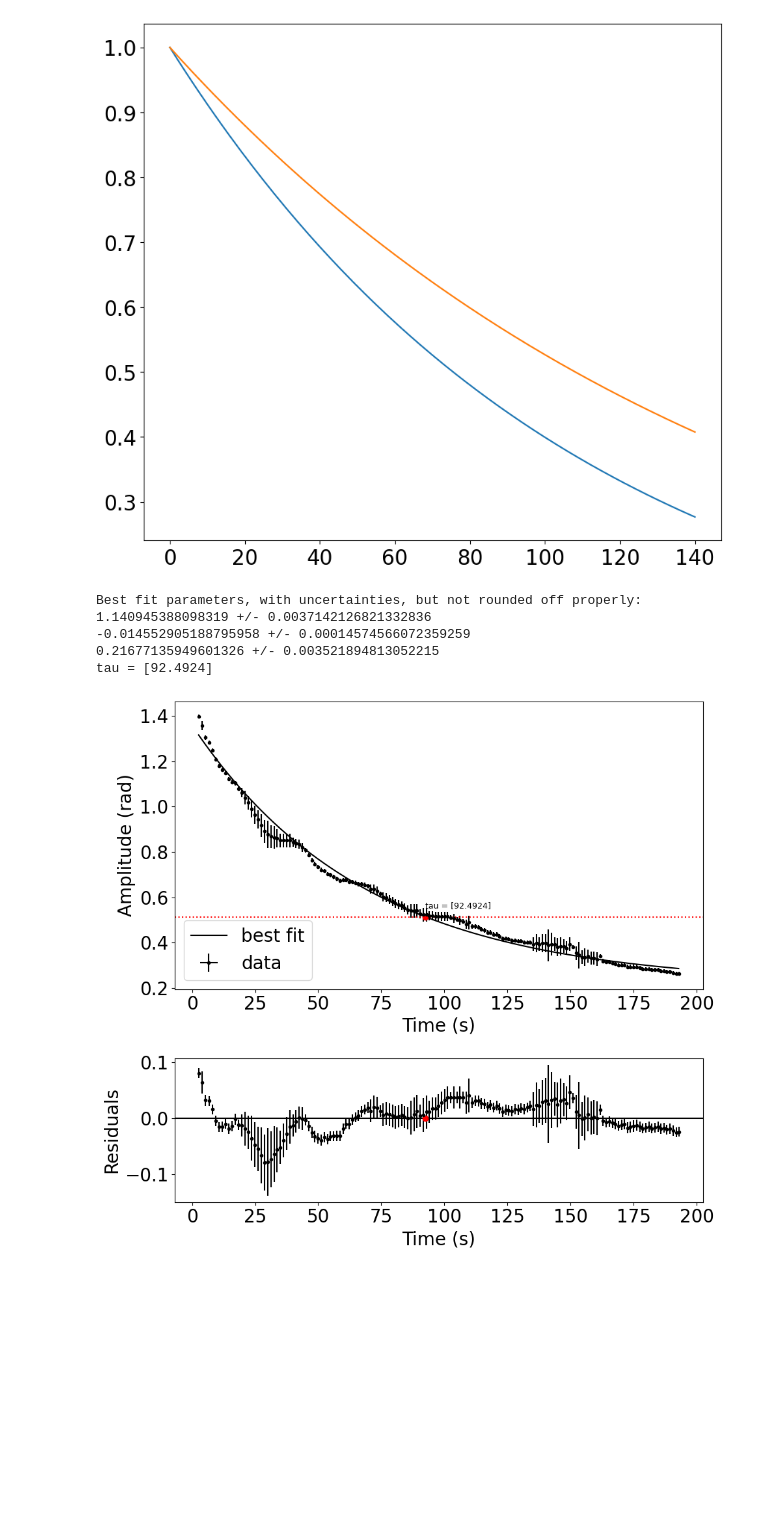
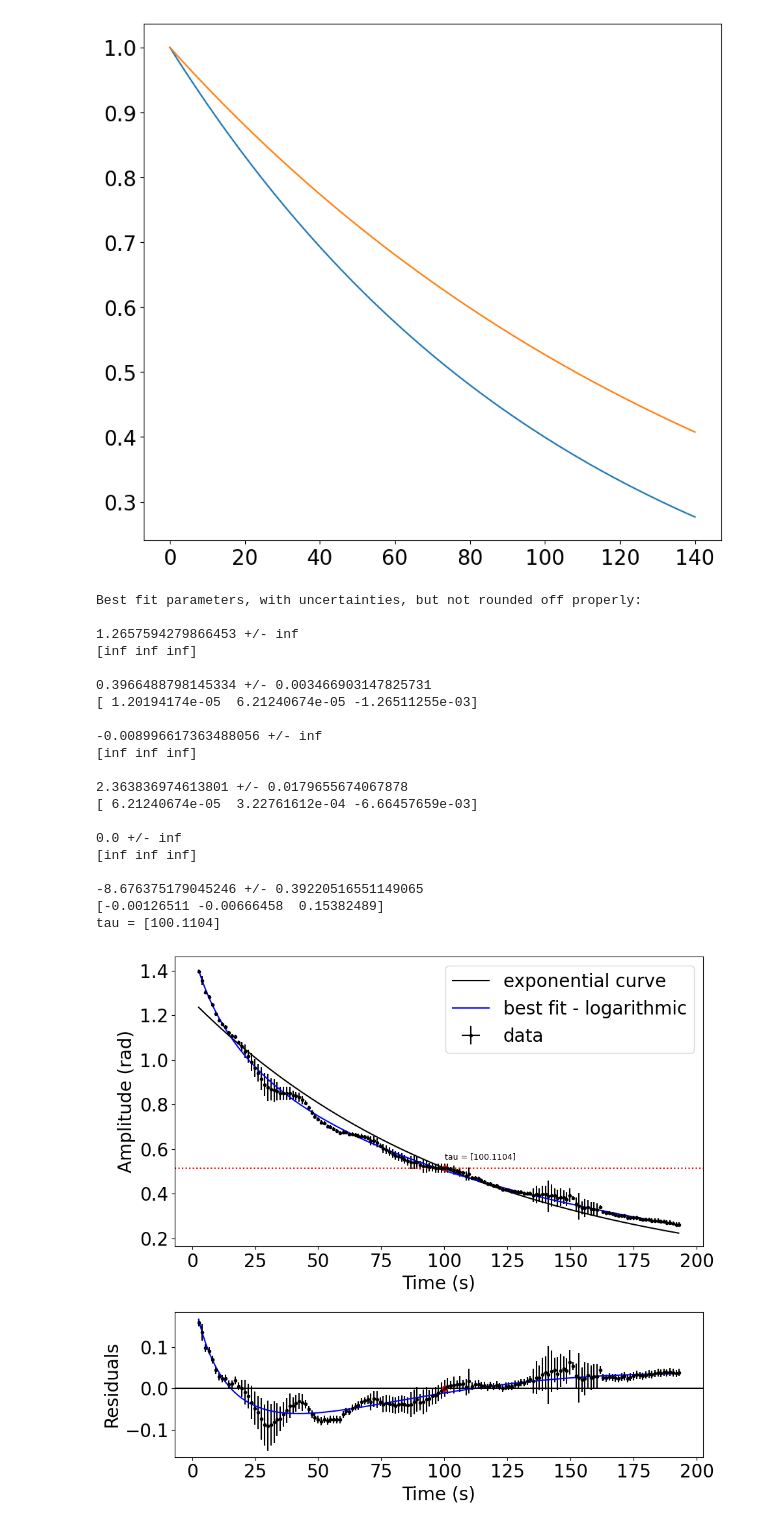
Before and after one commit to ijessicachen/introdatascience, a Jupyter notebook: schoolgraphs/PHY180_pendulum/fitdata_PHY180.ipynb, the cells around one changed output. Cells and saved outputs as stored; diff of their text form; code cells hidden in the pictures; blank space fills up the shorter version.

Commit message:
MORE COOL STUFF FOR PENDULUM!

```diff
--- a/schoolgraphs/PHY180_pendulum/fitdata_PHY180.ipynb
+++ b/schoolgraphs/PHY180_pendulum/fitdata_PHY180.ipynb
@@ -206,39 +248,58 @@ plt.plot(window2) # orange
 # %%
 # exponential
 
 # Again, start with a fitting function. This time it is exponential
 # help from here https://stackoverflow.com/questions/3938042/fitting-exponential-decay-with-no-initial-guessing
 def exponential(t, A, K, C):
-    return A * np.exp(K * t) + C
+    return A * np.exp(K * t)
 
 def expon(t, a, b, c):
     return a*np.exp(-t/b)
 
+def log(t, a, b, c):
+    return -a * np.log(t-c) + b
+
 # Now load the data from the file. The file should be in the same directory as this Python code.
 # Some chance you will need an absolute path: "C:\\Users\\Brian\\Python\\mydata_fake.txt"
-filename="./PHY180_pendulum/timeamplitude_data.tsv"
+filename="./timeamplitude_data.tsv"
 x, y, xerr, yerr = load_data(filename)
 
 # This time, let's use every single possible option available to bb.plot_fit()
 
 # (-100, 0, +100) works
-init_guess = (-100, 0, 100) # guess for the best fit parameters
+init_guess = (-100, 0, 0) # guess for exponential parameters
+init_guess2 = (0.04, 1, 1) # guess for best fit parameters
 font_size = 20
 xlabel = "Time (s)"
 ylabel = "Amplitude (rad)"
 
 # Now we make the plot, displayed on screen and saved in the directory, and print the best fit values
-plot_fit(exponential, x, y, xerr, yerr, init_guess=init_guess, font_size=font_size,
+plot_fit(exponential, x, y, xerr, yerr, best_fit=log, init_guess=init_guess, init_guess2=init_guess2, font_size=font_size,
             xlabel=xlabel, ylabel=ylabel, save_fig="timeamplitude_expon.png", tau=True)
 
 # Note: for sinusoidal functions, guessing the period correctly with init_guess is critical
 # %% [output]
 Best fit parameters, with uncertainties, but not rounded off properly:
-1.140945388098319 +/- 0.0037142126821332836
--0.014552905188795958 +/- 0.00014574566072359259
-0.21677135949601326 +/- 0.003521894813052215
-tau = [92.4924]
+
+1.2657594279866453 +/- inf
+[inf inf inf]
+
+0.3966488798145334 +/- 0.003466903147825731
+[ 1.20194174e-05  6.21240674e-05 -1.26511255e-03]
+
+-0.008996617363488056 +/- inf
+[inf inf inf]
+
+2.363836974613801 +/- 0.0179655674067878
+[ 6.21240674e-05  3.22761612e-04 -6.66457659e-03]
+
+0.0 +/- inf
+[inf inf inf]
+
+-8.676375179045246 +/- 0.39220516551149065
+[-0.00126511 -0.00666458  0.15382489]
+tau = [100.1104]
-[figure, old version]
+[figure, new version]
 # %%
 # try logarithmic
 
```
Also changed, not shown: parts of 4 cells of this notebook, 4 other files.
